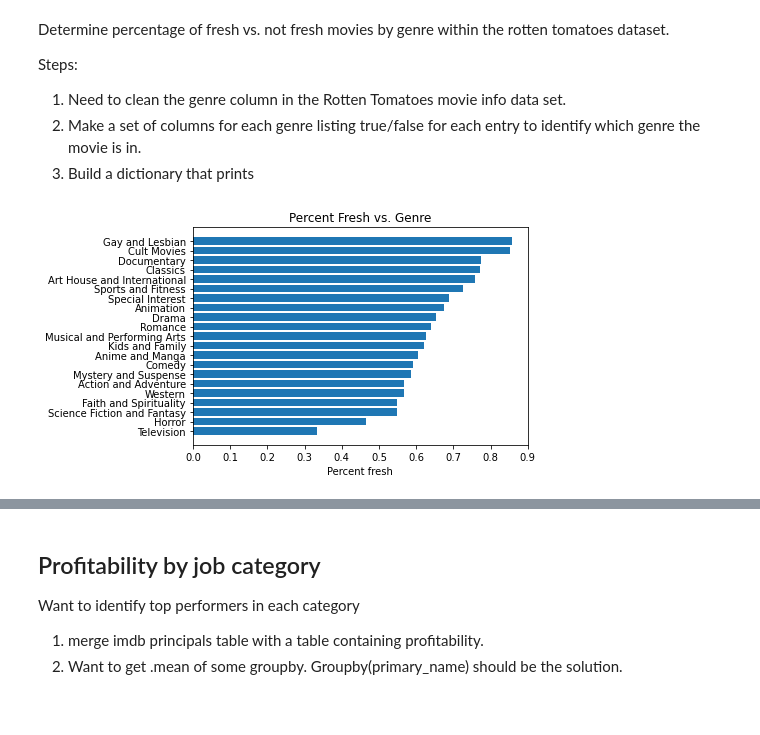
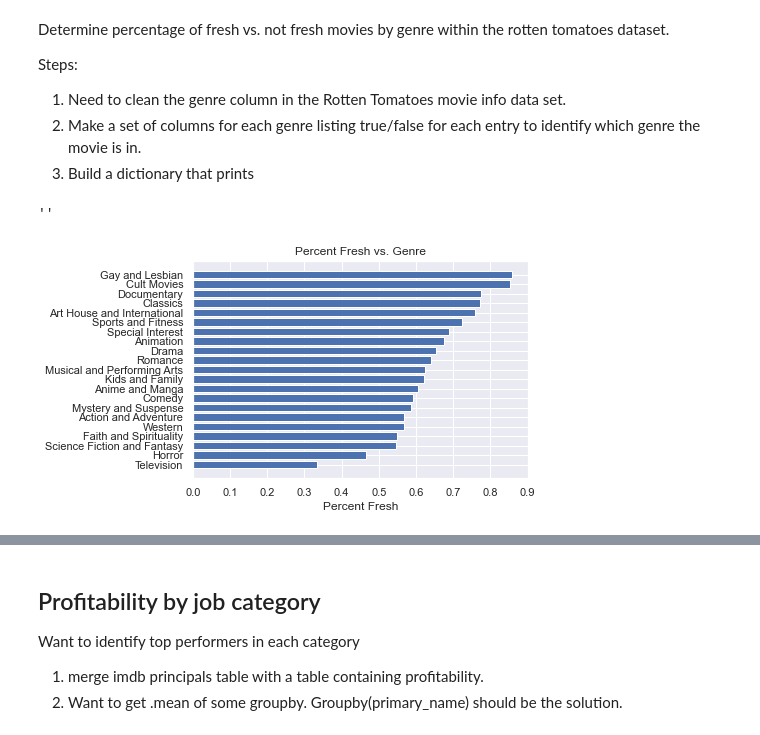
Before and after one commit to DanlBradley/dsc-phase-1-project-v2-3, a Jupyter notebook: daniel.ipynb, the cells around one changed output, grey strips where cells are left out. Saved outputs shown, nothing was run; the diff lists cells and outputs as text; code cells hidden in the pictures.

Commit message:
Cleaned up daniel.ipynb and added bar graphs for professionals

```diff
--- a/daniel.ipynb
+++ b/daniel.ipynb
@@ -32,7 +36,14 @@ tn_movie_budgets_db_merge_budgets['profit'] = tn_movie_budgets_db_merge_budgets[
 #Plot profit vs. average rating in a scatter plot and see if there is a strong linear relationship between the two.
 fig, ax = plt.subplots()
 tn_movie_budgets_db_merge_budgets.plot.scatter('vote_average','profit', ax = ax)
+sns.set(style='darkgrid')
 vote_vs_profit_correlation = tn_movie_budgets_db_merge_budgets[['vote_average','profit']].corr().iloc[0,1]
 print("The correlation between average rating and profits is: " + str(round(tn_movie_budgets_db_merge_budgets[['vote_average','profit']].corr().iloc[0,1],4)))
-plt.title('Average rating vs. profits ($bn)');
+plt.title('Rating vs. Profits')
+plt.ylabel('Profit ($bn)')
+plt.xlabel('Rating')
+
+a, b = np.polyfit(tn_movie_budgets_db_merge_budgets['vote_average'], tn_movie_budgets_db_merge_budgets['profit'], 1)
+plt.plot(tn_movie_budgets_db_merge_budgets['vote_average'], tn_movie_budgets_db_merge_budgets['vote_average']*a + b, color= 'r')
+;
 # %% [output]
@@ -78,13 +91,15 @@ fresh_by_genre = dict(sorted(fresh_by_genre.items(), key=lambda item: item[1]))
 # %%
 #plotting the dict as a bar chart
 fig, ax = plt.subplots()
 keys = list(fresh_by_genre.keys())
 values = list(fresh_by_genre.values())
 plt.barh(keys,values)
-plt.xlabel('Percent fresh')
-plt.title('Percent Fresh vs. Genre');
+plt.xlabel('Percent Fresh')
+plt.title('Percent Fresh vs. Genre')
+;
 # %% [output]
+''
-[figure, old version]
+[figure, new version]
 # %%
 #This cell calculates profits. May not need this cell anymore if we're using ratio as the measure of success.
 tn_movie_budgets_db['worldwide_gross'] = tn_movie_budgets_db['worldwide_gross'].map(money_to_int)
```
Also changed, not shown: parts of 15 cells of this notebook.
